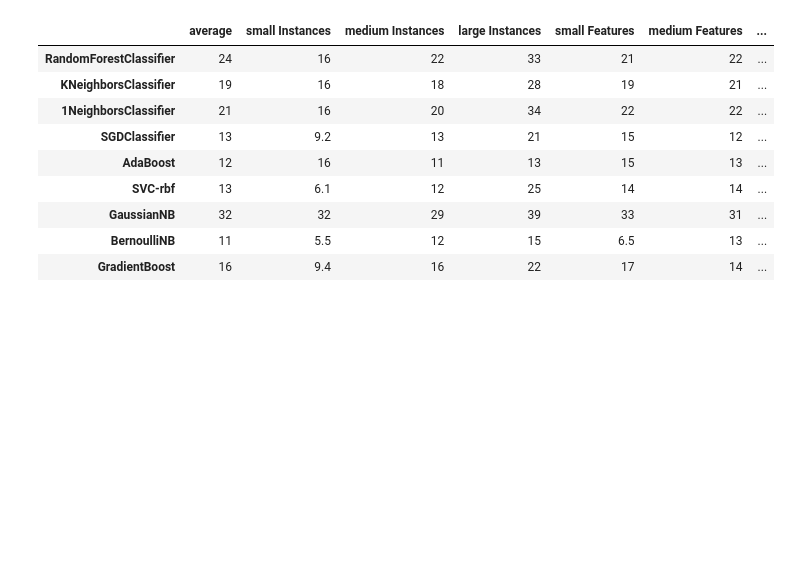
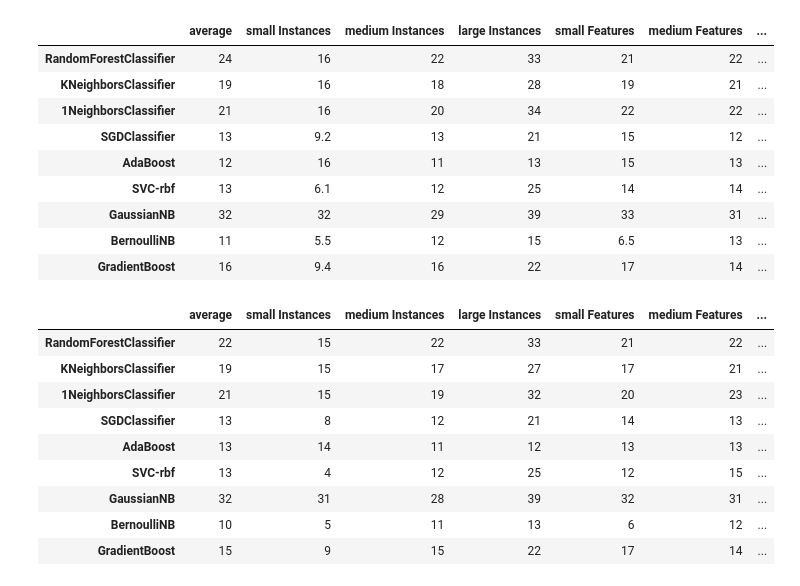
Before and after one commit to lieeuwos/Primitive_annotations, a Jupyter notebook: Added features tables.ipynb, the cells around one changed output. Cells and saved outputs as stored; diff of their text form; code cells hidden in the pictures; blank space fills up the shorter version.

```diff
--- a/Added features tables.ipynb
+++ b/Added features tables.ipynb
@@ -412,9 +438,23 @@ lossF = []
 for k,temp in enumerate([score2,scoreD2,scoreGD2,score3,scoreID3,scoreGID3,score4,scoreR4,scoreGR4]):
     lossF.append([])
     for i,item in enumerate(temp):
-        lossF[k].append(100*(sum(temp[i][0])/len(temp[i][0])-sum(temp[i][4])/len(temp[i][4])))
+        lossF[k].append(100*(sum(temp[i][0])/len(temp[i][0])-sum(temp[i][1])/len(temp[i][1])))
 argF = []
 for i,clfName in enumerate(clfNames):
     argF.append([])
     for k, item in enumerate(lossF[3:6]):
         argF[i].append(item[i])
+stds = []
+for i,item in enumerate(clfNames):
+    stds.append([])
+    for k in range(3):
+        stds[i].append([])
+for k,temp in enumerate([score3,scoreID3,scoreGID3]):
+    for i,item in enumerate(temp):#clf
+        for j,itemz in enumerate(temp[i][0]):
+            stds[i][k].append(temp[i][0][j]-temp[i][1][j])
+diffF = []
+for i,item in enumerate(stds):
+    diffF.append([])
+    for k,itemz in enumerate(stds[i]):
+        diffF[i].append(90*np.array(stds[i][k]).std())
@@ -424,7 +476,7 @@ func = 'cvScoreFeatures6Laptop'
 func2 = 'cvScoreFeatures5Duration'
 func3 = 'cvScoreFeatures4Duration'
 clfName = clfNames[0]
-amountList = [0.25,0.5,0.75,1.0]
+amountList = [1.0]
 funcMan = DoneFeatureMan(func,clfName,amountList)
 func2Man = DoneFeatureMan(func2,clfName,amountList)
 func3Man = DoneFeatureMan(func3,clfName,amountList)
@@ -443,7 +495,7 @@ for did in intersect:
 scores = []
 scores2 = []
 scores3 = []
-amountList = [0.25,0.5,0.75,1]
+amountList = [1]
 for i,did in enumerate(didList):
     scores.append([])
     scores2.append([])
@@ -529,3 +687,35 @@ df.astype(object)
 | GaussianNB | 32 | 32 | 29 | 39 | 33 | 31 | ... |
 | BernoulliNB | 11 | 5.5 | 12 | 15 | 6.5 | 13 | ... |
 | GradientBoost | 16 | 9.4 | 16 | 22 | 17 | 14 | ... |
+# %%
+arg2 = []
+for i,clfName in enumerate(clfNames):
+    arg2.append([])
+    for k,temp in enumerate(argA[i]):
+        arg2[i].append(temp)
+#     arg2[i].append(diff[i])
+for i,item in enumerate(arg):
+    for k,temp in enumerate(item):
+        arg2[i].append(temp)
+for i,item in enumerate(argF):
+    for k,temp in enumerate(item):
+        arg2[i].append(temp)
+for i,item in enumerate(arg2):
+    for k,itemz in enumerate(arg2[i]):
+        arg2[i][k] = int(round(100*itemz)/100)
+df = pd.DataFrame(np.array(arg2),
+                  columns=['average','small Instances', 'medium Instances', 'large Instances','small Features', 'medium Features', 'large Features'],index=clfNames)
+df.round
+
+df.astype(object)
+# %% [output]
+|  | average | small Instances | medium Instances | large Instances | small Features | medium Features | ... |
+| RandomForestClassifier | 22 | 15 | 22 | 33 | 21 | 22 | ... |
+| KNeighborsClassifier | 19 | 15 | 17 | 27 | 17 | 21 | ... |
+| 1NeighborsClassifier | 21 | 15 | 19 | 32 | 20 | 23 | ... |
+| SGDClassifier | 13 | 8 | 12 | 21 | 14 | 13 | ... |
+| AdaBoost | 13 | 14 | 11 | 12 | 13 | 13 | ... |
+| SVC-rbf | 13 | 4 | 12 | 25 | 12 | 15 | ... |
+| GaussianNB | 32 | 31 | 28 | 39 | 32 | 31 | ... |
+| BernoulliNB | 10 | 5 | 11 | 13 | 6 | 12 | ... |
+| GradientBoost | 15 | 9 | 15 | 22 | 17 | 14 | ... |
```
Also changed, not shown: parts of 12 cells of this notebook, 4 other files.
